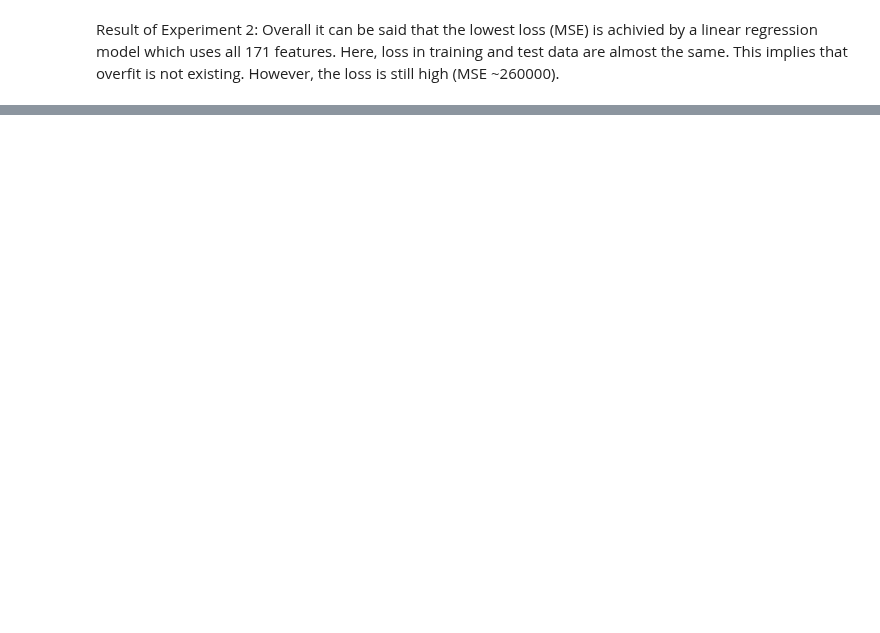
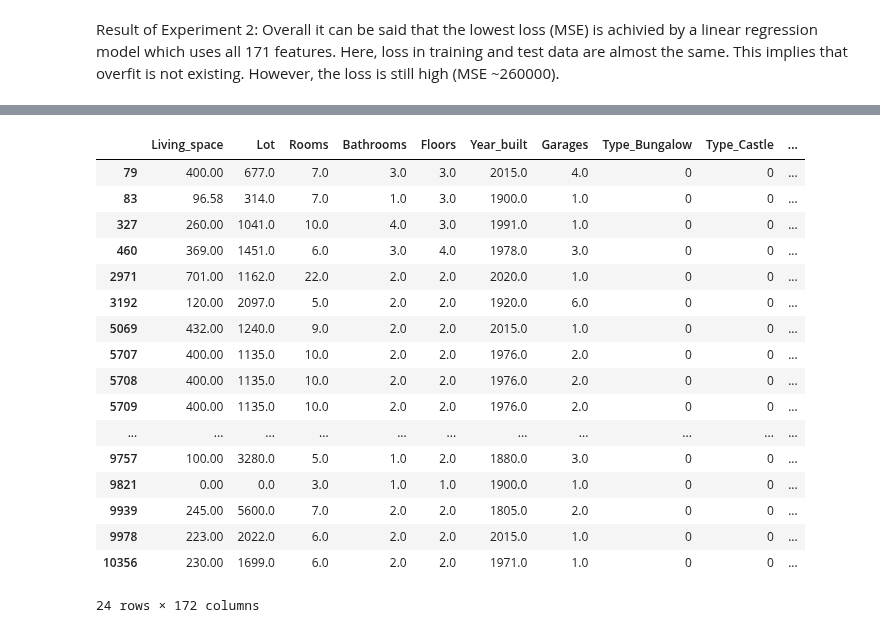
Before and after one commit to heuer-ja/CENG542-Knowledge-Discovery, a Jupyter notebook: germany_house_prices.ipynb, the cells around one changed output, grey strips where cells are left out. Cells and saved outputs as stored; diff of their text form; code cells hidden in the pictures; blank space fills up the shorter version.

```diff
--- a/germany_house_prices.ipynb
+++ b/germany_house_prices.ipynb
@@ -480,0 +519,21 @@ However, the loss is still high (MSE ~260000).
+# %%
+df_source[df_source[col_y] == 0]
+# %% [output]
+|  | Living_space | Lot | Rooms | Bathrooms | Floors | Year_built | Garages | Type_Bungalow | Type_Castle | ... |
+| 79 | 400.00 | 677.0 | 7.0 | 3.0 | 3.0 | 2015.0 | 4.0 | 0 | 0 | ... |
+| 83 | 96.58 | 314.0 | 7.0 | 1.0 | 3.0 | 1900.0 | 1.0 | 0 | 0 | ... |
+| 327 | 260.00 | 1041.0 | 10.0 | 4.0 | 3.0 | 1991.0 | 1.0 | 0 | 0 | ... |
+| 460 | 369.00 | 1451.0 | 6.0 | 3.0 | 4.0 | 1978.0 | 3.0 | 0 | 0 | ... |
+| 2971 | 701.00 | 1162.0 | 22.0 | 2.0 | 2.0 | 2020.0 | 1.0 | 0 | 0 | ... |
+| 3192 | 120.00 | 2097.0 | 5.0 | 2.0 | 2.0 | 1920.0 | 6.0 | 0 | 0 | ... |
+| 5069 | 432.00 | 1240.0 | 9.0 | 2.0 | 2.0 | 2015.0 | 1.0 | 0 | 0 | ... |
+| 5707 | 400.00 | 1135.0 | 10.0 | 2.0 | 2.0 | 1976.0 | 2.0 | 0 | 0 | ... |
+| 5708 | 400.00 | 1135.0 | 10.0 | 2.0 | 2.0 | 1976.0 | 2.0 | 0 | 0 | ... |
+| 5709 | 400.00 | 1135.0 | 10.0 | 2.0 | 2.0 | 1976.0 | 2.0 | 0 | 0 | ... |
+| ... | ... | ... | ... | ... | ... | ... | ... | ... | ... | ... |
+| 9757 | 100.00 | 3280.0 | 5.0 | 1.0 | 2.0 | 1880.0 | 3.0 | 0 | 0 | ... |
+| 9821 | 0.00 | 0.0 | 3.0 | 1.0 | 1.0 | 1900.0 | 1.0 | 0 | 0 | ... |
+| 9939 | 245.00 | 5600.0 | 7.0 | 2.0 | 2.0 | 1805.0 | 2.0 | 0 | 0 | ... |
+| 9978 | 223.00 | 2022.0 | 6.0 | 2.0 | 2.0 | 2015.0 | 1.0 | 0 | 0 | ... |
+| 10356 | 230.00 | 1699.0 | 6.0 | 2.0 | 2.0 | 1971.0 | 1.0 | 0 | 0 | ... |
+24 rows × 172 columns
```
Also changed, not shown: parts of 6 cells of this notebook.
